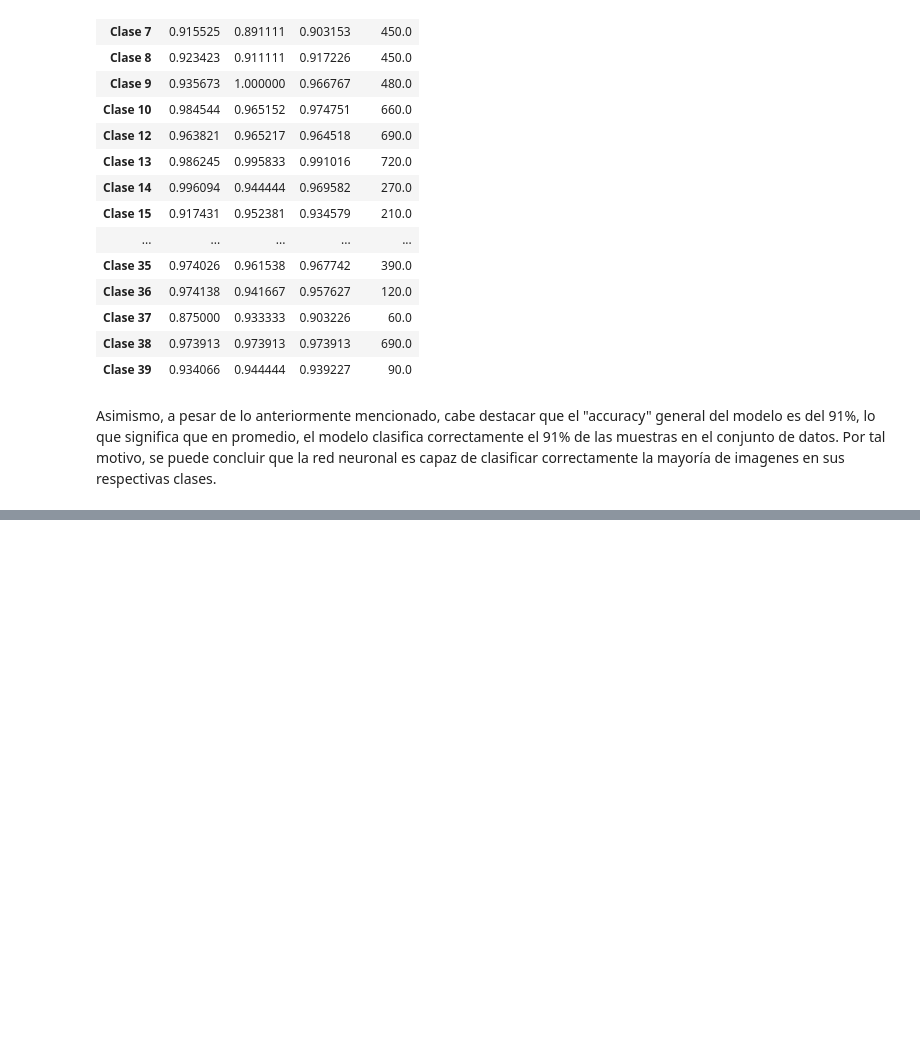
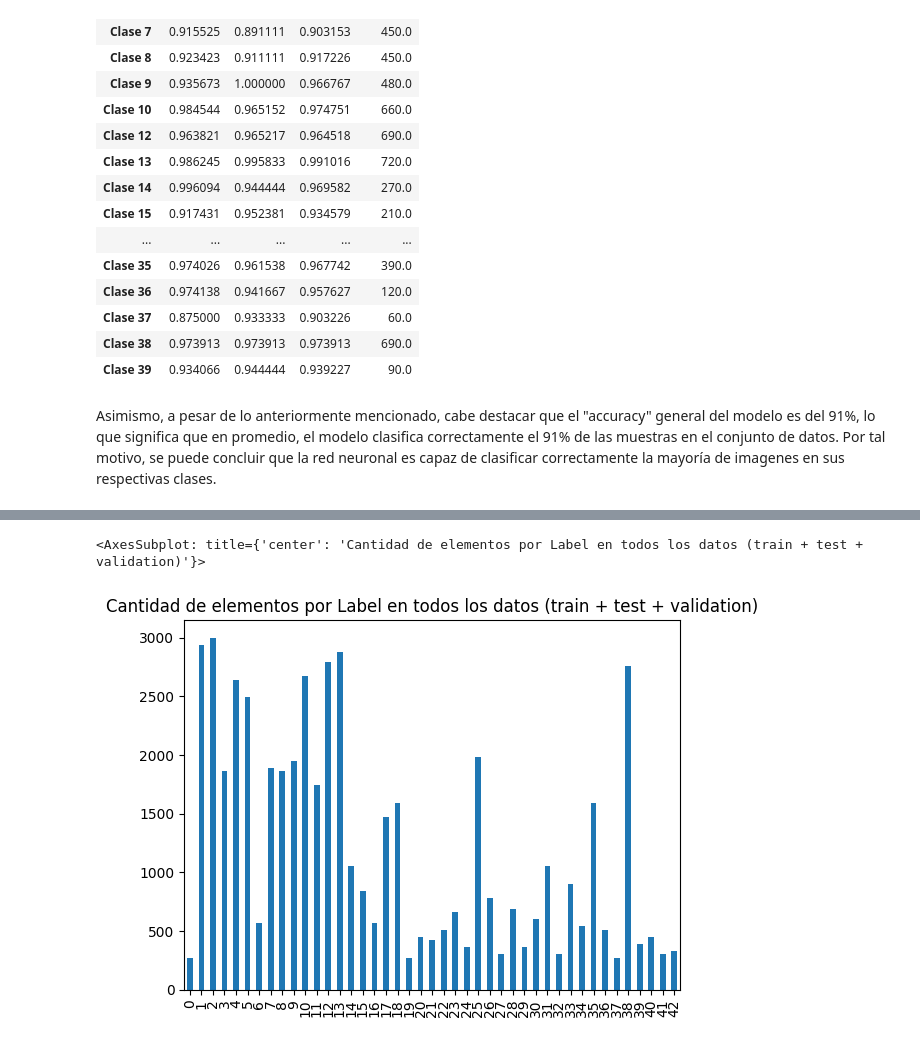
Before and after one commit to stefanoaragoni/lab2_datascience, a Jupyter notebook: lab2.ipynb, the cells around one changed output, grey strips where cells are left out. Cells and saved outputs as stored; diff of their text form; code cells hidden in the pictures; blank space fills up the shorter version.

```diff
--- a/lab2.ipynb
+++ b/lab2.ipynb
@@ -608,0 +618,8 @@ Asimismo, a pesar de lo anteriormente mencionado, cabe destacar que el "accuracy
+# %%
+# Cantidad de elementos por Label en el dataset de entrenamiento
+cant_elementos_train = complete_df['labels'].value_counts().sort_index()
+
+cant_elementos_train.plot(kind='bar', title='Cantidad de elementos por Label en todos los datos (train + test + validation)')
+# %% [output]
+<AxesSubplot: title={'center': 'Cantidad de elementos por Label en todos los datos (train + test + validation)'}>
+[figure, added]
```
Also changed, not shown: parts of 11 cells of this notebook.
